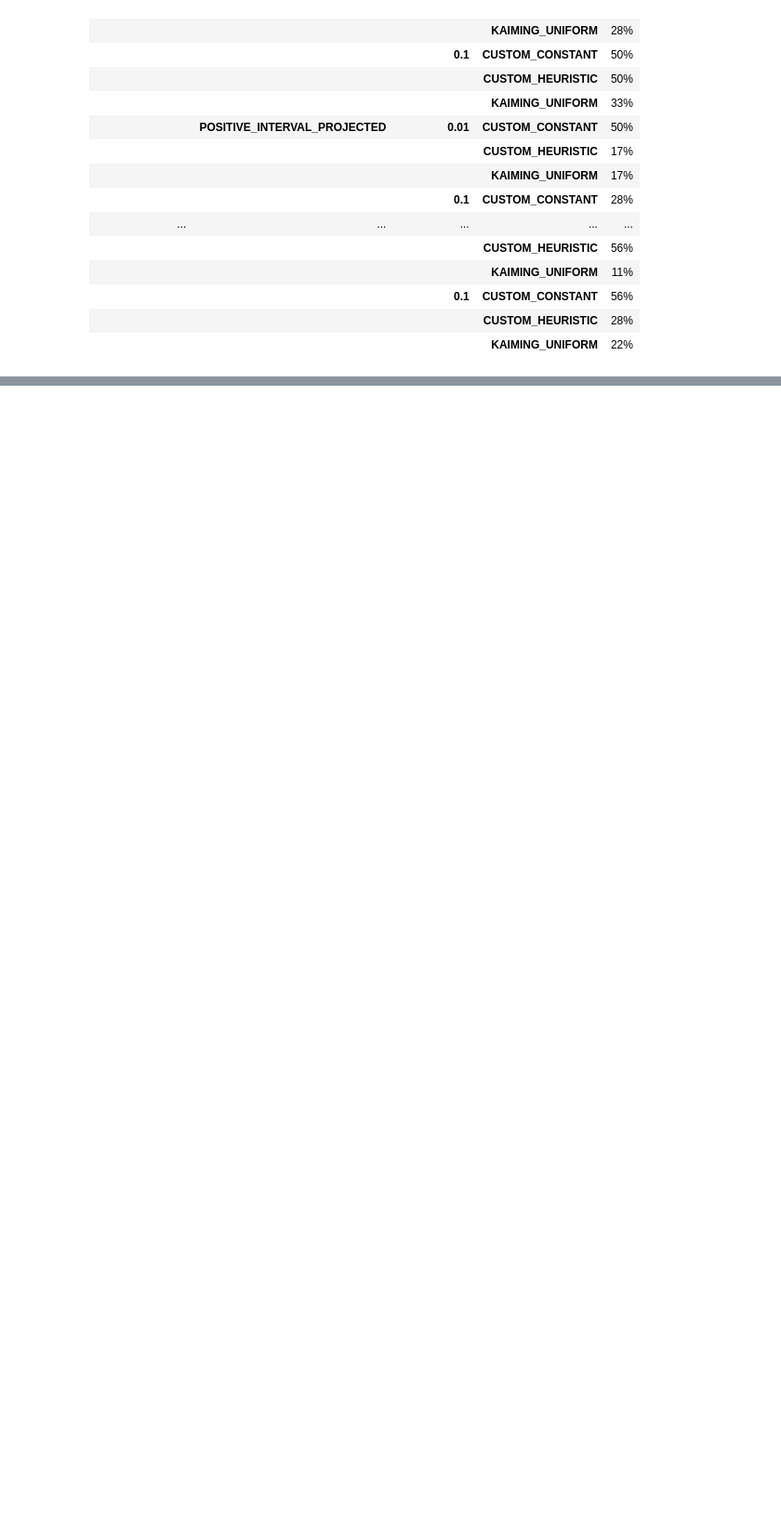
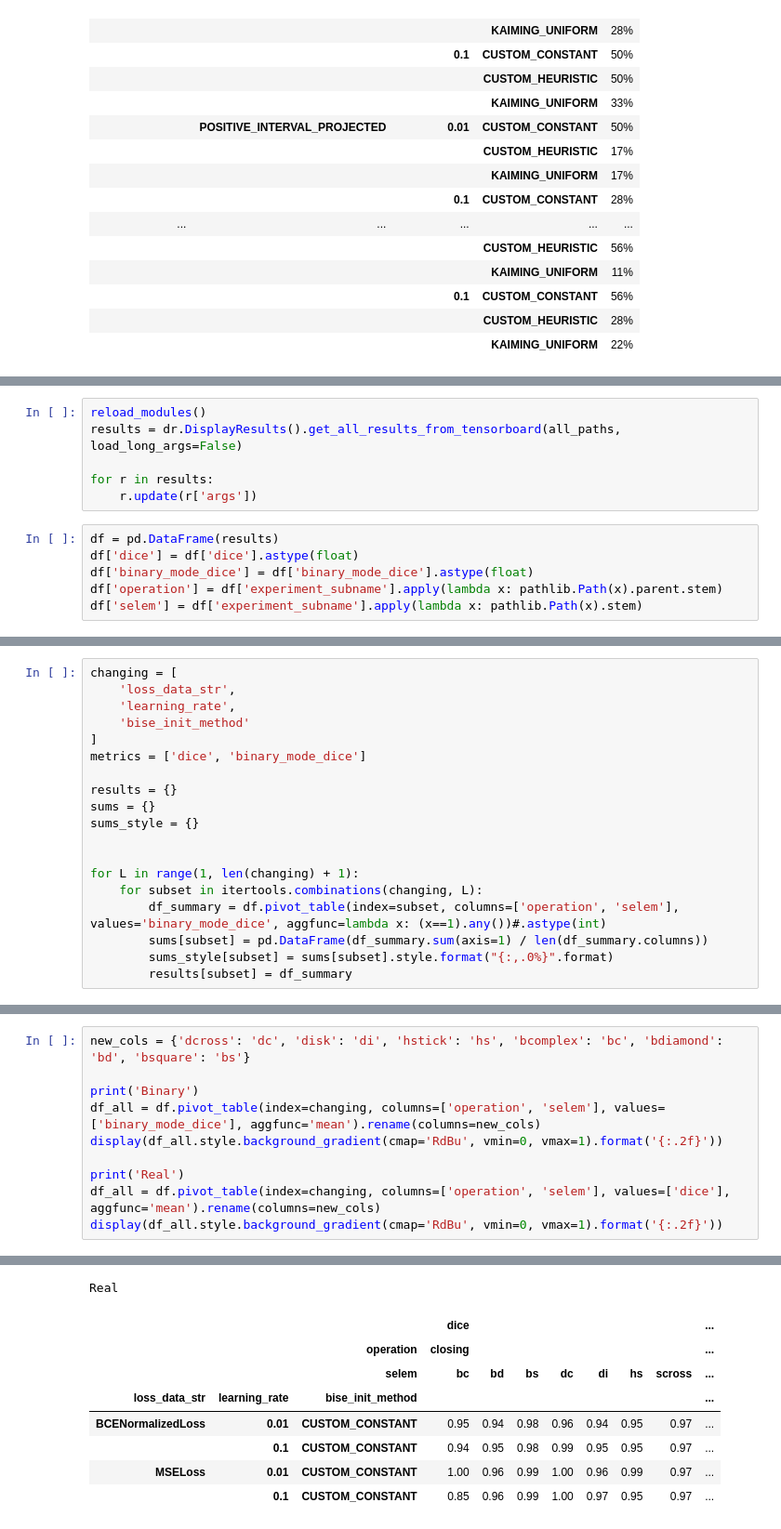
Before and after one commit to TheodoreAouad/3d_segm, a Jupyter notebook: Notebooks/DeepMorphoResults.ipynb, the cells around one changed output, grey strips where cells are left out. Shown at 93% size. Cells and saved outputs as stored; diff of their text form; blank space fills up the shorter version.

```diff
--- a/Notebooks/DeepMorphoResults.ipynb
+++ b/Notebooks/DeepMorphoResults.ipynb
@@ -610,0 +626,12 @@ pd.DataFrame(results[tuple(changing)].sum(1) / len(results[tuple(changing)].colu
+# %%
+reload_modules()
+results = dr.DisplayResults().get_all_results_from_tensorboard(all_paths, load_long_args=False)
+
+for r in results:
+    r.update(r['args'])
+# %%
+df = pd.DataFrame(results)
+df['dice'] = df['dice'].astype(float)
+df['binary_mode_dice'] = df['binary_mode_dice'].astype(float)
+df['operation'] = df['experiment_subname'].apply(lambda x: pathlib.Path(x).parent.stem)
+df['selem'] = df['experiment_subname'].apply(lambda x: pathlib.Path(x).stem)
@@ -610,0 +699,19 @@ pd.DataFrame(results[tuple(changing)].sum(1) / len(results[tuple(changing)].colu
+# %%
+changing = [
+    'loss_data_str',
+    'learning_rate',
+    'bise_init_method'
+]
+metrics = ['dice', 'binary_mode_dice']
+
+results = {}
+sums = {}
+sums_style = {}
+
+
+for L in range(1, len(changing) + 1):
+    for subset in itertools.combinations(changing, L):
+        df_summary = df.pivot_table(index=subset, columns=['operation', 'selem'], values='binary_mode_dice', aggfunc=lambda x: (x==1).any())#.astype(int)
+        sums[subset] = pd.DataFrame(df_summary.sum(axis=1) / len(df_summary.columns))
+        sums_style[subset] = sums[subset].style.format("{:,.0%}".format)
+        results[subset] = df_summary
@@ -610,0 +722,11 @@ pd.DataFrame(results[tuple(changing)].sum(1) / len(results[tuple(changing)].colu
+# %%
+new_cols = {'dcross': 'dc', 'disk': 'di', 'hstick': 'hs', 'bcomplex': 'bc', 'bdiamond': 'bd', 'bsquare': 'bs'}
+
+print('Binary')
+df_all = df.pivot_table(index=changing, columns=['operation', 'selem'], values=['binary_mode_dice'], aggfunc='mean').rename(columns=new_cols)
+display(df_all.style.background_gradient(cmap='RdBu', vmin=0, vmax=1).format('{:.2f}'))
+
+print('Real')
+df_all = df.pivot_table(index=changing, columns=['operation', 'selem'], values=['dice'], aggfunc='mean').rename(columns=new_cols)
+display(df_all.style.background_gradient(cmap='RdBu', vmin=0, vmax=1).format('{:.2f}'))
+# %% [output]
@@ -610,0 +742,9 @@ pd.DataFrame(results[tuple(changing)].sum(1) / len(results[tuple(changing)].colu
+Real
+|  |  |  | dice |  |  |  |  |  |  | ... |
+|  |  | operation | closing |  |  |  |  |  |  | ... |
+|  |  | selem | bc | bd | bs | dc | di | hs | scross | ... |
+| loss_data_str | learning_rate | bise_init_method |  |  |  |  |  |  |  | ... |
+| BCENormalizedLoss | 0.01 | CUSTOM_CONSTANT | 0.95 | 0.94 | 0.98 | 0.96 | 0.94 | 0.95 | 0.97 | ... |
+|  | 0.1 | CUSTOM_CONSTANT | 0.94 | 0.95 | 0.98 | 0.99 | 0.95 | 0.95 | 0.97 | ... |
+| MSELoss | 0.01 | CUSTOM_CONSTANT | 1.00 | 0.96 | 0.99 | 1.00 | 0.96 | 0.99 | 0.97 | ... |
+|  | 0.1 | CUSTOM_CONSTANT | 0.85 | 0.96 | 0.99 | 1.00 | 0.97 | 0.95 | 0.97 | ... |
```
Also changed, not shown: parts of 29 cells of this notebook, 8 other files.
